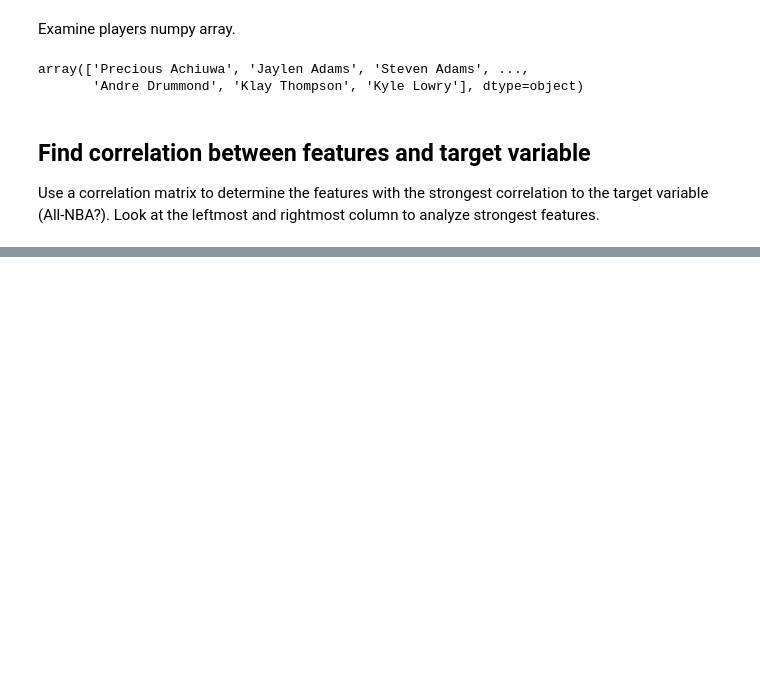
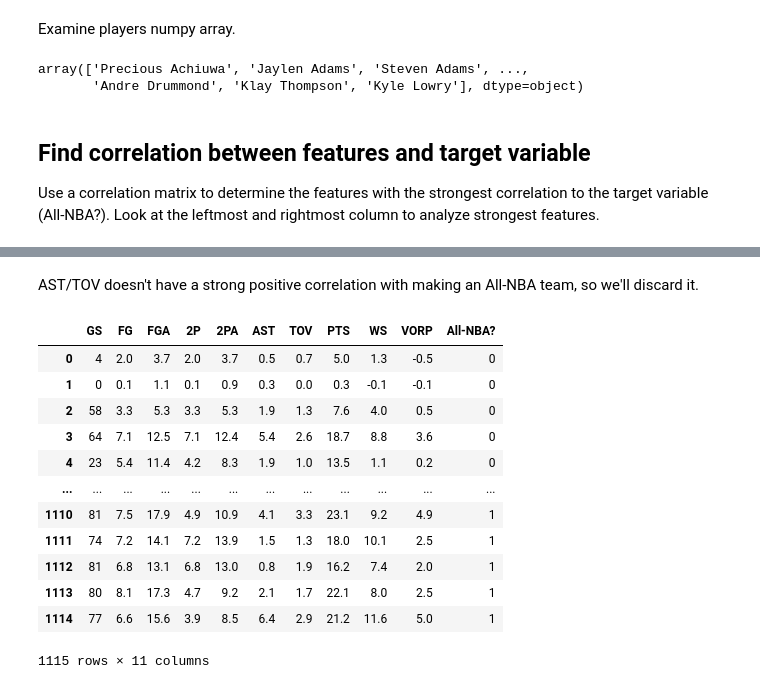
Before and after one commit to alihuss1017/All-NBA-Classifier, a Jupyter notebook: allnbapred.ipynb, the cells around one changed output, grey strips where cells are left out. Cells and saved outputs as stored; diff of their text form; code cells hidden in the pictures; blank space fills up the shorter version.

```diff
--- a/allnbapred.ipynb
+++ b/allnbapred.ipynb
@@ -18,8 +20,8 @@ import pickle
 Preview features (player, games started, minutes played, etc.) and training examples (the players).
 # %%
 DATADIR = "DataSet.csv"
-dataSet = pd.read_csv(DATADIR)
-dataSet.head()
+df = pd.read_csv(DATADIR) # read dataset
+df.head() # preview first few features and rows
 # %% [output]
 |  | Player | G | GPnS% | GPnSround% | GS | MP | FG | FGA | FG% | 3P | ... | ... |
 | 0 | Precious Achiuwa | 61 | 0.055556 | 0.0556 | 4 | 12.1 | 2.0 | 3.7 | 0.544 | 0.0 | ... | ... |
@@ -45,3 +44,6 @@ players = np.array(players)
+# %%
+players = df.pop('Player') # remove Player column from dataSet and store in players
+players = np.array(players) # cast players from list into numpy array
 # %% [markdown]
 Examine players numpy array.
 # %%
@@ -76,0 +83,4 @@ dataSet.corr()
+# %%
+# include all rows and only the listed colums
+df = df.loc[:, ["GS", "FG", "FGA", "2P", "2PA", "AST",
+                "TOV", "PTS", "WS", "VORP", "All-NBA?"]]
@@ -76,0 +91,2 @@ dataSet.corr()
+# %%
+df['AST/TOV'] = df.apply(lambda x: x['AST'] / x['TOV'] if x['TOV'] != 0 else 1, axis = 1)
@@ -76,0 +124,19 @@ dataSet.corr()
+# %% [markdown]
+AST/TOV doesn't have a strong positive correlation with making an All-NBA team, so we'll discard it.
+# %%
+df = df.drop('AST/TOV', axis = 1)
+df
+# %% [output]
+|  | GS | FG | FGA | 2P | 2PA | AST | TOV | PTS | WS | VORP | All-NBA? |
+| 0 | 4 | 2.0 | 3.7 | 2.0 | 3.7 | 0.5 | 0.7 | 5.0 | 1.3 | -0.5 | 0 |
+| 1 | 0 | 0.1 | 1.1 | 0.1 | 0.9 | 0.3 | 0.0 | 0.3 | -0.1 | -0.1 | 0 |
+| 2 | 58 | 3.3 | 5.3 | 3.3 | 5.3 | 1.9 | 1.3 | 7.6 | 4.0 | 0.5 | 0 |
+| 3 | 64 | 7.1 | 12.5 | 7.1 | 12.4 | 5.4 | 2.6 | 18.7 | 8.8 | 3.6 | 0 |
+| 4 | 23 | 5.4 | 11.4 | 4.2 | 8.3 | 1.9 | 1.0 | 13.5 | 1.1 | 0.2 | 0 |
+| ... | ... | ... | ... | ... | ... | ... | ... | ... | ... | ... | ... |
+| 1110 | 81 | 7.5 | 17.9 | 4.9 | 10.9 | 4.1 | 3.3 | 23.1 | 9.2 | 4.9 | 1 |
+| 1111 | 74 | 7.2 | 14.1 | 7.2 | 13.9 | 1.5 | 1.3 | 18.0 | 10.1 | 2.5 | 1 |
+| 1112 | 81 | 6.8 | 13.1 | 6.8 | 13.0 | 0.8 | 1.9 | 16.2 | 7.4 | 2.0 | 1 |
+| 1113 | 80 | 8.1 | 17.3 | 4.7 | 9.2 | 2.1 | 1.7 | 22.1 | 8.0 | 2.5 | 1 |
+| 1114 | 77 | 6.6 | 15.6 | 3.9 | 8.5 | 6.4 | 2.9 | 21.2 | 11.6 | 5.0 | 1 |
+1115 rows × 11 columns
```
Also changed, not shown: parts of 31 cells of this notebook.
